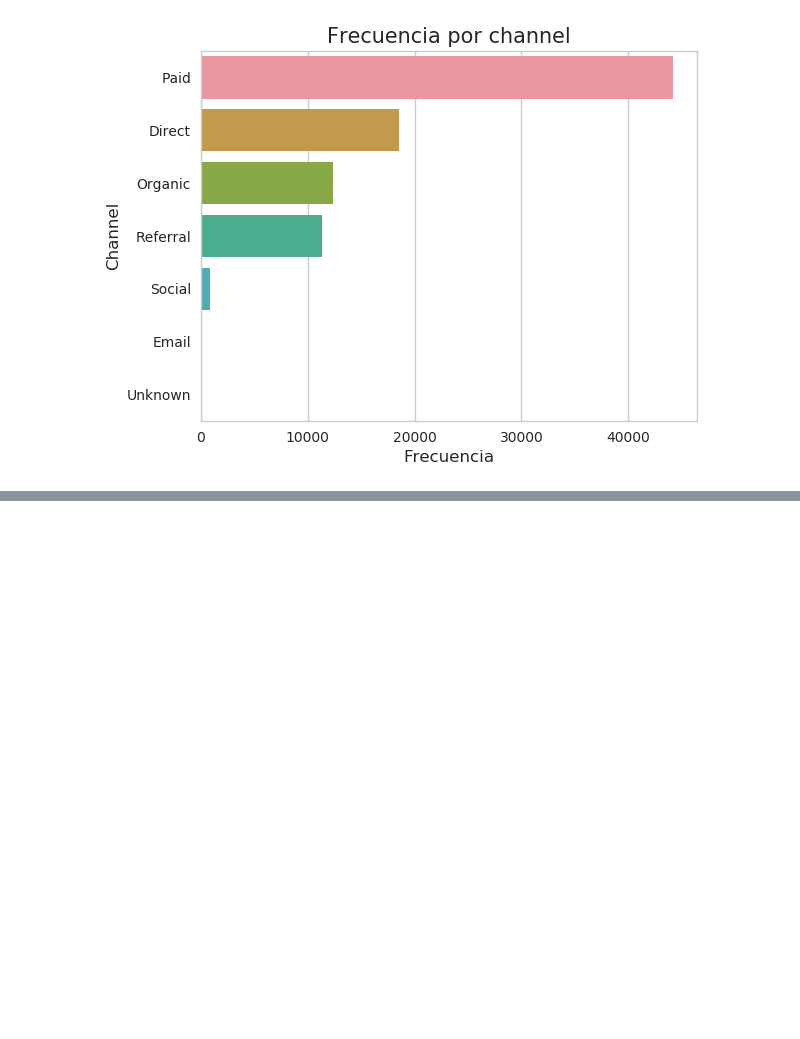
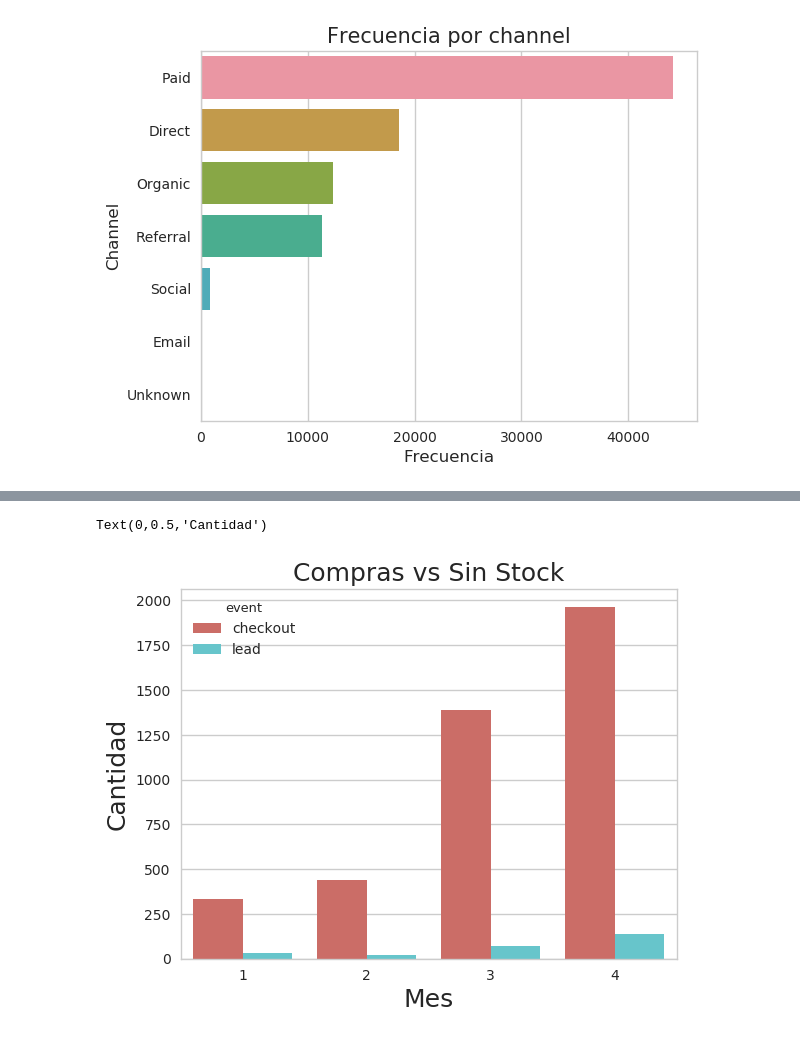
Before and after one commit to bauticanavese/Datos-Tps, a Jupyter notebook: TP1/Calculos Previos/analisis-santiago.ipynb, the cells around one changed output, grey strips where cells are left out. Drawn from its saved outputs; the diff is of its cells as text; code cells hidden in the pictures; blank space fills up the shorter version.

```diff
--- a/TP1/Calculos Previos/analisis-santiago.ipynb
+++ b/TP1/Calculos Previos/analisis-santiago.ipynb
@@ -112,0 +67,4 @@ dfEventVisitedSite.head(10)
+# %%
+# creamos nuevas columnas en escala logaritmica
+df["lead_log"] = np.log(projects_2017["pledged"]+1)
+projects_2017["goal_log"] = np.log(projects_2017["goal"]+1)
@@ -112,0 +79,11 @@ dfEventVisitedSite.head(10)
+# %%
+dfLeadVsConversion = df.loc[(df['event'] == 'lead') | (df['event'] == 'checkout'), :]
+dfLeadVsConversionDropMonth6And5 = dfLeadVsConversion.loc[(df['month'] != 6) & (df['month'] != 5)]
+# %%
+g = sns.countplot(x="month", hue="event", data=dfLeadVsConversionDropMonth6And5, palette="hls")
+g.set_title("Compras vs Sin Stock", fontsize=18)
+g.set_xlabel("Mes", fontsize=18)
+g.set_ylabel("Cantidad", fontsize=18)
+# %% [output]
+Text(0,0.5,'Cantidad')
+[figure, added]
```
Also changed, not shown: parts of 11 cells of this notebook.
